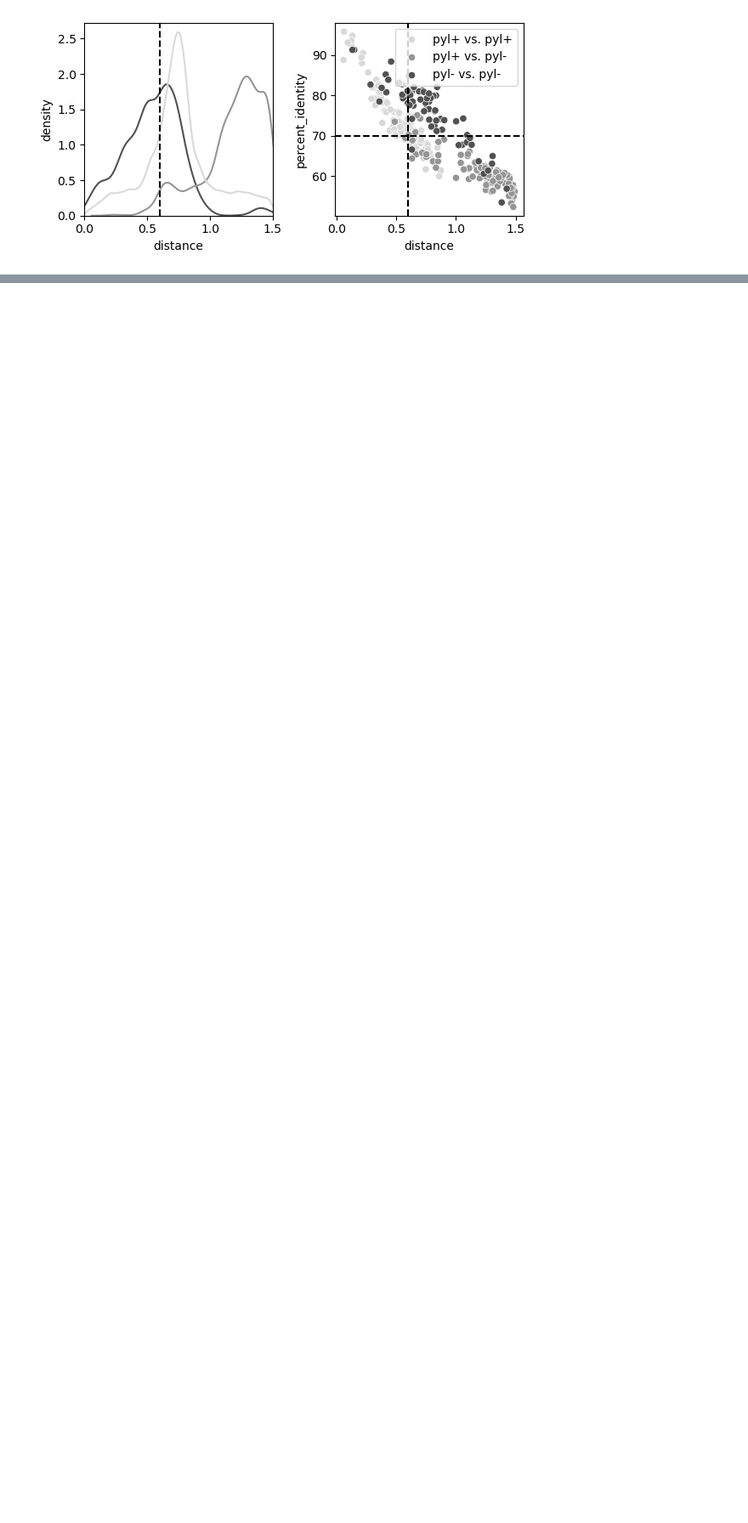
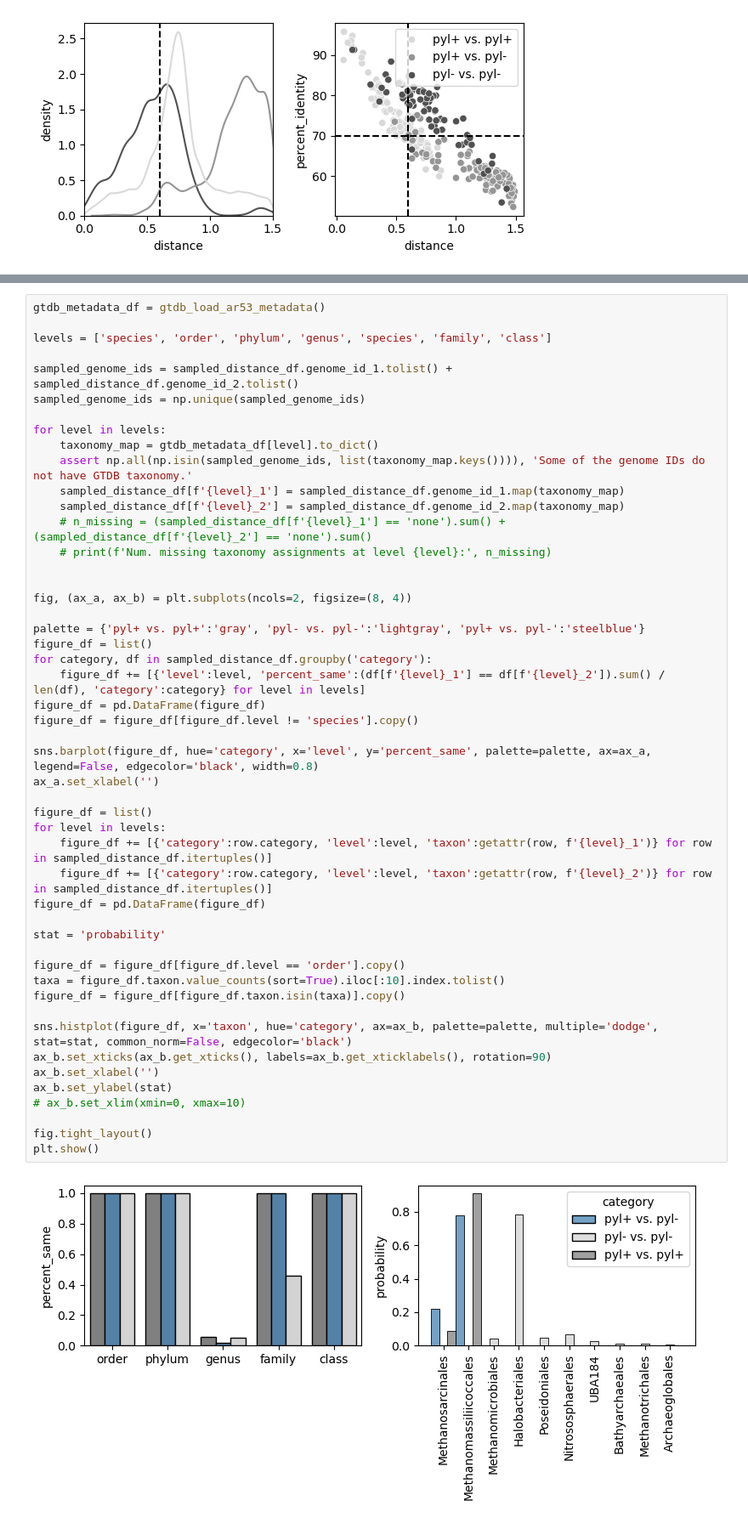
Before and after one commit to pipparichter/pyrrolysine, a Jupyter notebook: notebooks/sandbox-2.ipynb, the cells around one changed output, grey strips where cells are left out. Shown at 85% size. Drawn from its saved outputs; the diff is of its cells as text; blank space fills up the shorter version.

```diff
--- a/notebooks/sandbox-2.ipynb
+++ b/notebooks/sandbox-2.ipynb
@@ -223,0 +282,51 @@ figure(exclude_pyl_plus=True, **c_domain)
+# %%
+gtdb_metadata_df = gtdb_load_ar53_metadata()
+
+levels = ['species', 'order', 'phylum', 'genus', 'species', 'family', 'class']
+
+sampled_genome_ids = sampled_distance_df.genome_id_1.tolist() + sampled_distance_df.genome_id_2.tolist()
+sampled_genome_ids = np.unique(sampled_genome_ids)
+
+for level in levels:
+    taxonomy_map = gtdb_metadata_df[level].to_dict()
+    assert np.all(np.isin(sampled_genome_ids, list(taxonomy_map.keys()))), 'Some of the genome IDs do not have GTDB taxonomy.'
+    sampled_distance_df[f'{level}_1'] = sampled_distance_df.genome_id_1.map(taxonomy_map)
+    sampled_distance_df[f'{level}_2'] = sampled_distance_df.genome_id_2.map(taxonomy_map)
+    # n_missing = (sampled_distance_df[f'{level}_1'] == 'none').sum() + (sampled_distance_df[f'{level}_2'] == 'none').sum()
+    # print(f'Num. missing taxonomy assignments at level {level}:', n_missing)
+
+
+fig, (ax_a, ax_b) = plt.subplots(ncols=2, figsize=(8, 4))
+
+palette = {'pyl+ vs. pyl+':'gray', 'pyl- vs. pyl-':'lightgray', 'pyl+ vs. pyl-':'steelblue'}
+figure_df = list()
+for category, df in sampled_distance_df.groupby('category'):
+    figure_df += [{'level':level, 'percent_same':(df[f'{level}_1'] == df[f'{level}_2']).sum() / len(df), 'category':category} for level in levels]
+figure_df = pd.DataFrame(figure_df)
+figure_df = figure_df[figure_df.level != 'species'].copy()
+
+sns.barplot(figure_df, hue='category', x='level', y='percent_same', palette=palette, ax=ax_a, legend=False, edgecolor='black', width=0.8)
+ax_a.set_xlabel('')
+
+figure_df = list()
+for level in levels:
+    figure_df += [{'category':row.category, 'level':level, 'taxon':getattr(row, f'{level}_1')} for row in sampled_distance_df.itertuples()]
+    figure_df += [{'category':row.category, 'level':level, 'taxon':getattr(row, f'{level}_2')} for row in sampled_distance_df.itertuples()]
+figure_df = pd.DataFrame(figure_df)
+
+stat = 'probability'
+
+figure_df = figure_df[figure_df.level == 'order'].copy()
+taxa = figure_df.taxon.value_counts(sort=True).iloc[:10].index.tolist()
+figure_df = figure_df[figure_df.taxon.isin(taxa)].copy()
+
+sns.histplot(figure_df, x='taxon', hue='category', ax=ax_b, palette=palette, multiple='dodge', stat=stat, common_norm=False, edgecolor='black')
+ax_b.set_xticks(ax_b.get_xticks(), labels=ax_b.get_xticklabels(), rotation=90)
+ax_b.set_xlabel('')
+ax_b.set_ylabel(stat)
+# ax_b.set_xlim(xmin=0, xmax=10)
+
+fig.tight_layout()
+plt.show()
+# %% [output]
+[figure, added]
```
Also changed, not shown: parts of 12 cells of this notebook, 8 other files.
